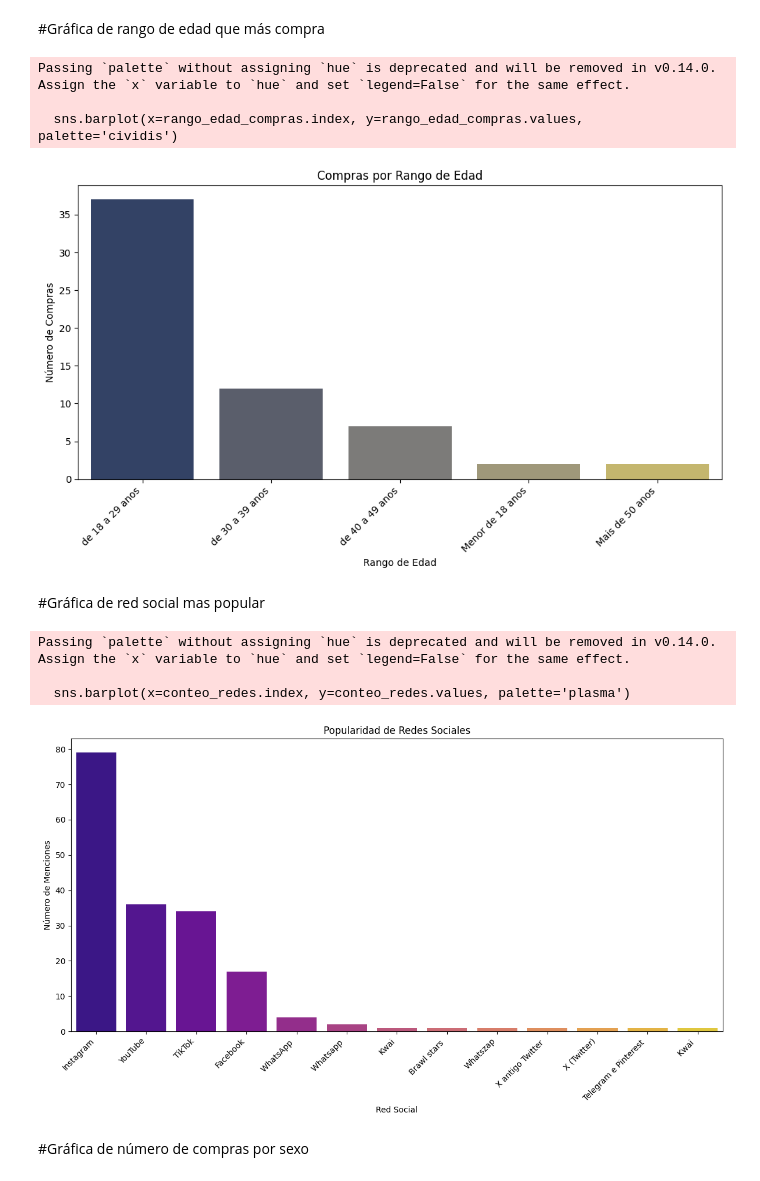
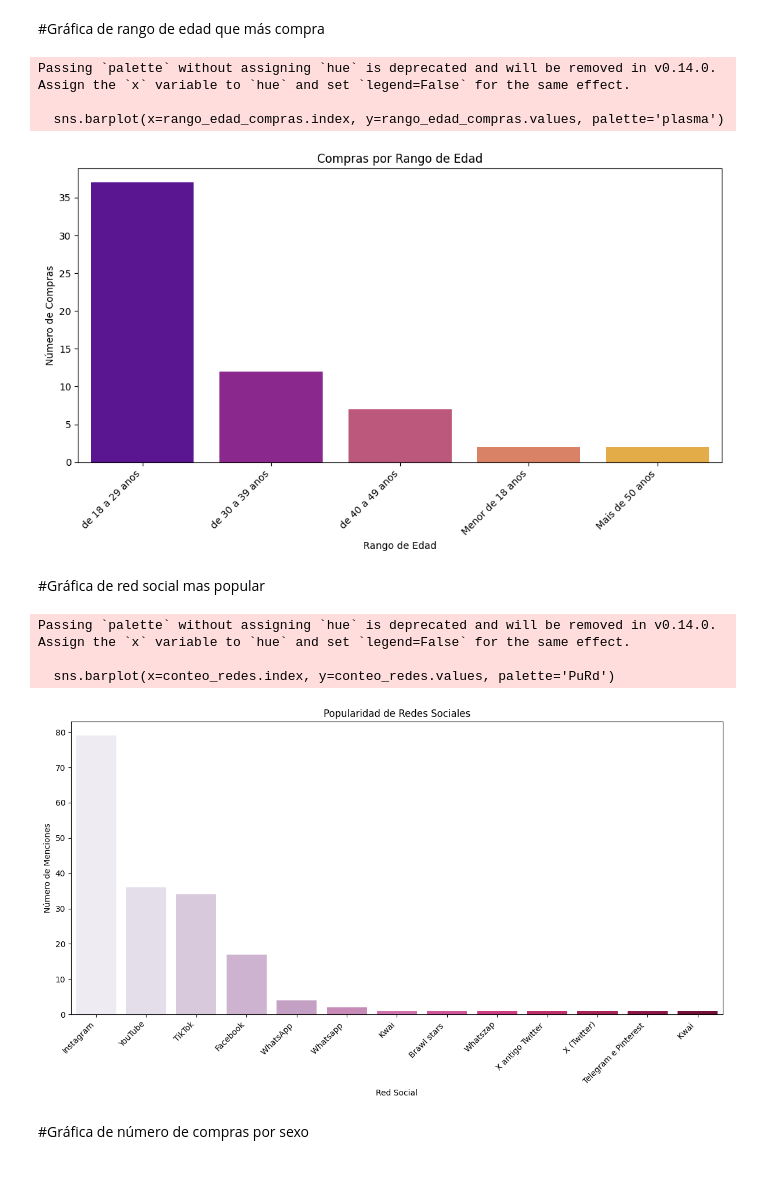
Before and after one commit to AlvaroRg-bot/redessociales, a Jupyter notebook: analisisredessociales.ipynb, the cells around one changed output. Cells and saved outputs as stored; diff of their text form; code cells hidden in the pictures.

```diff
--- a/analisisredessociales.ipynb
+++ b/analisisredessociales.ipynb
@@ -420,20 +424,20 @@ Passing `palette` without assigning `hue` is deprecated and will be removed in v
 # %%
 rango_compras = df_redesSociales[df_redesSociales['Compra_Tras_Anuncio'] == 'Sim']
 rango_edad_compras = rango_compras['Rango_Edad'].value_counts()
 
 plt.figure(figsize=(10, 6))
-sns.barplot(x=rango_edad_compras.index, y=rango_edad_compras.values, palette='cividis')
+sns.barplot(x=rango_edad_compras.index, y=rango_edad_compras.values, palette='plasma')
 plt.title('Compras por Rango de Edad')
 plt.xlabel('Rango de Edad')
 plt.ylabel('Número de Compras')
 plt.xticks(rotation=45, ha='right')
 plt.tight_layout()
 plt.show()
 # %% [output]
 Passing `palette` without assigning `hue` is deprecated and will be removed in v0.14.0. Assign the `x` variable to `hue` and set `legend=False` for the same effect.
 
-  sns.barplot(x=rango_edad_compras.index, y=rango_edad_compras.values, palette='cividis')
+  sns.barplot(x=rango_edad_compras.index, y=rango_edad_compras.values, palette='plasma')
-[figure, old version]
+[figure, new version]
 # %% [markdown]
 #Gráfica de red social mas popular
 # %%
@@ -442,7 +446,7 @@ all_redes = temp_redes_split.stack()
 conteo_redes = all_redes.value_counts()
 
 plt.figure(figsize=(12, 7))
-sns.barplot(x=conteo_redes.index, y=conteo_redes.values, palette='plasma')
+sns.barplot(x=conteo_redes.index, y=conteo_redes.values, palette='PuRd')
 plt.title('Popularidad de Redes Sociales')
 plt.xlabel('Red Social')
 plt.ylabel('Número de Menciones')
@@ -452,8 +456,8 @@ plt.show()
 # %% [output]
 Passing `palette` without assigning `hue` is deprecated and will be removed in v0.14.0. Assign the `x` variable to `hue` and set `legend=False` for the same effect.
 
-  sns.barplot(x=conteo_redes.index, y=conteo_redes.values, palette='plasma')
+  sns.barplot(x=conteo_redes.index, y=conteo_redes.values, palette='PuRd')
-[figure, old version]
+[figure, new version]
 # %% [markdown]
 #Gráfica de número de compras por sexo
 # %%
```
Also changed, not shown: parts of 3 cells of this notebook.
